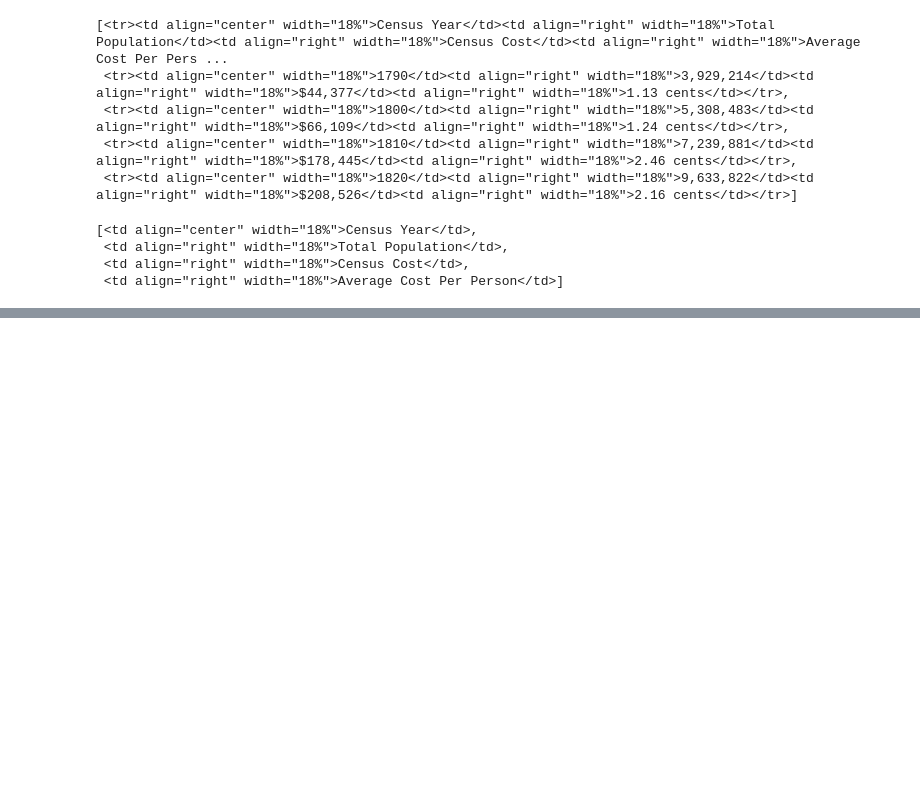
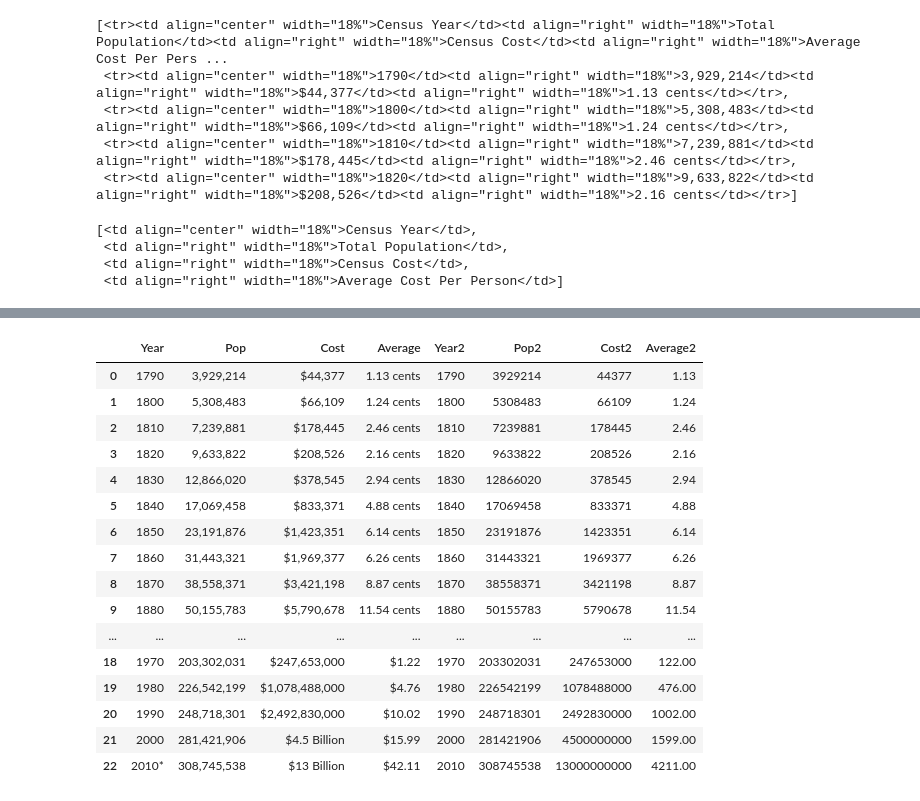
Before and after one commit to wcj365/census-cost, a Jupyter notebook: census_cost.ipynb, the cells around one changed output, grey strips where cells are left out. Cells and saved outputs as stored; diff of their text form; code cells hidden in the pictures; blank space fills up the shorter version.

```diff
--- a/census_cost.ipynb
+++ b/census_cost.ipynb
@@ -130,0 +148,25 @@ ValueError: ignored
+# %%
+# Census cost is a bit complicated.
+# Let's define a function instead of using lambda
+
+def cleanse_total_cost(x):
+
+    x = x.replace(",", "")      # remove the ","
+    x = x.strip("$")    # remove the leading $ sign
+
+    # Process year 2000 and 2010
+    if "Billion" in x:
+        x = x.replace("Billion", "").strip()
+        if "." in x:                         # Year 2000
+            x = x.replace(".","")
+            x = x + "00000000"
+        else:                                # Year 2010
+            x = x + "000000000"
+
+    return int(x)
+# %%
+# Cleanse the Census Cost by applying a defined function
+
+df["Cost2"] = df["Cost"].apply(cleanse_total_cost)
+
+df
@@ -130,0 +191,36 @@ ValueError: ignored
+# %%
+# Average Cost Per Person is also a bit complicated.
+# Let's define a function instead of using lambda
+
+def cleanse_average_cost(x):
+
+    if "cents" in x:
+        x = x.replace("cents", "").strip()
+    else:
+        x = x.strip("$").replace(".","")
+
+    return float(x)
+# %%
+# Cleanse the average cost per person
+
+df['Average2'] = df['Average'].apply(cleanse_average_cost)
+
+df
+# %% [output]
+|  | Year | Pop | Cost | Average | Year2 | Pop2 | Cost2 | Average2 |
+| 0 | 1790 | 3,929,214 | $44,377 | 1.13 cents | 1790 | 3929214 | 44377 | 1.13 |
+| 1 | 1800 | 5,308,483 | $66,109 | 1.24 cents | 1800 | 5308483 | 66109 | 1.24 |
+| 2 | 1810 | 7,239,881 | $178,445 | 2.46 cents | 1810 | 7239881 | 178445 | 2.46 |
+| 3 | 1820 | 9,633,822 | $208,526 | 2.16 cents | 1820 | 9633822 | 208526 | 2.16 |
+| 4 | 1830 | 12,866,020 | $378,545 | 2.94 cents | 1830 | 12866020 | 378545 | 2.94 |
+| 5 | 1840 | 17,069,458 | $833,371 | 4.88 cents | 1840 | 17069458 | 833371 | 4.88 |
+| 6 | 1850 | 23,191,876 | $1,423,351 | 6.14 cents | 1850 | 23191876 | 1423351 | 6.14 |
+| 7 | 1860 | 31,443,321 | $1,969,377 | 6.26 cents | 1860 | 31443321 | 1969377 | 6.26 |
+| 8 | 1870 | 38,558,371 | $3,421,198 | 8.87 cents | 1870 | 38558371 | 3421198 | 8.87 |
+| 9 | 1880 | 50,155,783 | $5,790,678 | 11.54 cents | 1880 | 50155783 | 5790678 | 11.54 |
+| ... | ... | ... | ... | ... | ... | ... | ... | ... |
+| 18 | 1970 | 203,302,031 | $247,653,000 | $1.22 | 1970 | 203302031 | 247653000 | 122.00 |
+| 19 | 1980 | 226,542,199 | $1,078,488,000 | $4.76 | 1980 | 226542199 | 1078488000 | 476.00 |
+| 20 | 1990 | 248,718,301 | $2,492,830,000 | $10.02 | 1990 | 248718301 | 2492830000 | 1002.00 |
+| 21 | 2000 | 281,421,906 | $4.5 Billion | $15.99 | 2000 | 281421906 | 4500000000 | 1599.00 |
+| 22 | 2010* | 308,745,538 | $13 Billion | $42.11 | 2010 | 308745538 | 13000000000 | 4211.00 |
```
Also changed, not shown: parts of 15 cells of this notebook.
